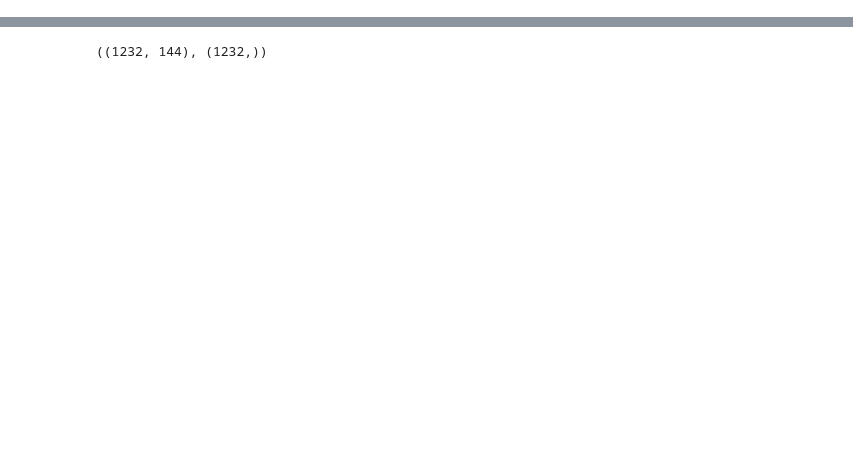
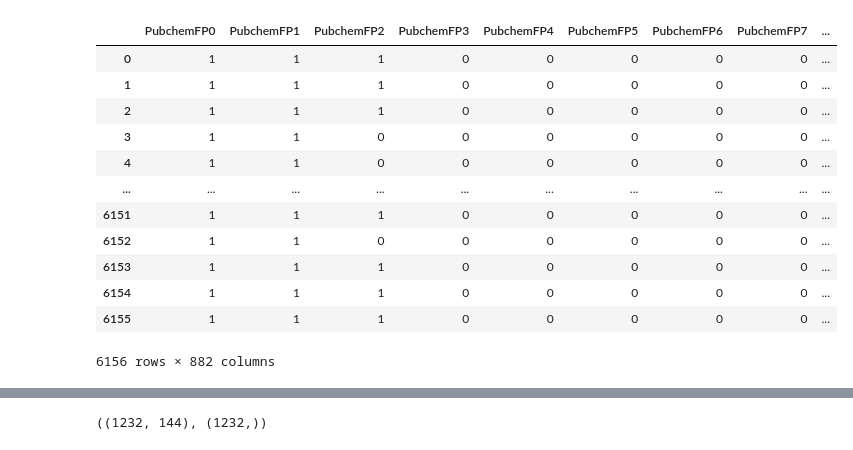
Before and after one commit to sandarnaing/tutorial, a Jupyter notebook: tutorial_1_dataprofessor/part_4_acetylcholinesterase_regression_random_forest_colab.ipynb, the cells around one changed output, grey strips where cells are left out. Saved outputs shown, nothing was run; the diff lists cells and outputs as text; code cells hidden in the pictures; blank space fills up the shorter version.

```diff
--- a/tutorial_1_dataprofessor/part_4_acetylcholinesterase_regression_random_forest_colab.ipynb
+++ b/tutorial_1_dataprofessor/part_4_acetylcholinesterase_regression_random_forest_colab.ipynb
@@ -8,3 +9,19 @@ df = pd.read_csv('06_acetylcholinesterase_bioactivity_data_pubchem_fp_pIC50.csv'
+# %%
+df
+# %% [output]
+|  | PubchemFP0 | PubchemFP1 | PubchemFP2 | PubchemFP3 | PubchemFP4 | PubchemFP5 | PubchemFP6 | PubchemFP7 | ... |
+| 0 | 1 | 1 | 1 | 0 | 0 | 0 | 0 | 0 | ... |
+| 1 | 1 | 1 | 1 | 0 | 0 | 0 | 0 | 0 | ... |
+| 2 | 1 | 1 | 1 | 0 | 0 | 0 | 0 | 0 | ... |
+| 3 | 1 | 1 | 0 | 0 | 0 | 0 | 0 | 0 | ... |
+| 4 | 1 | 1 | 0 | 0 | 0 | 0 | 0 | 0 | ... |
+| ... | ... | ... | ... | ... | ... | ... | ... | ... | ... |
+| 6151 | 1 | 1 | 1 | 0 | 0 | 0 | 0 | 0 | ... |
+| 6152 | 1 | 1 | 0 | 0 | 0 | 0 | 0 | 0 | ... |
+| 6153 | 1 | 1 | 1 | 0 | 0 | 0 | 0 | 0 | ... |
+| 6154 | 1 | 1 | 1 | 0 | 0 | 0 | 0 | 0 | ... |
+| 6155 | 1 | 1 | 1 | 0 | 0 | 0 | 0 | 0 | ... |
+6156 rows × 882 columns
 # %%
 X = df.drop('pIC50', axis = 1)
 X.shape
```
Also changed, not shown: parts of 10 cells of this notebook.
